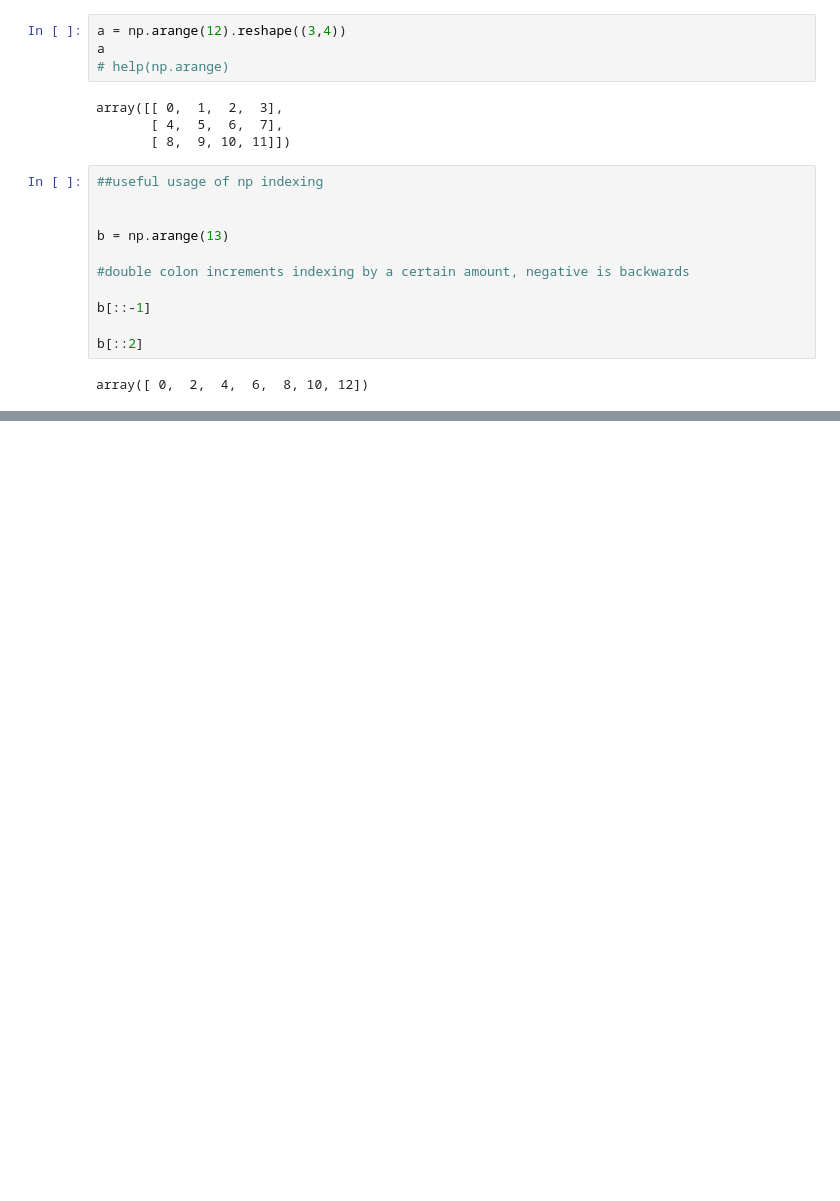
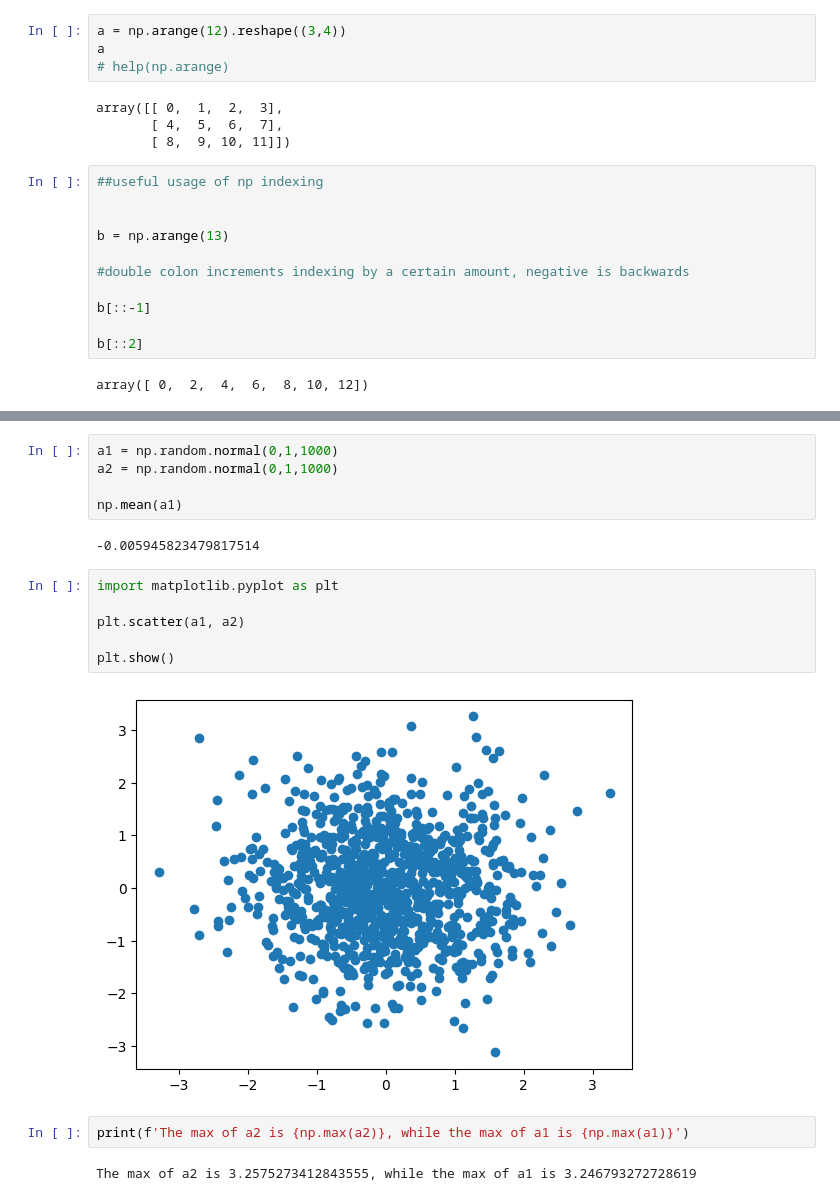
Before and after one commit to branson8815/ML-project, a Jupyter notebook: math_prac.ipynb, the cells around one changed output, grey strips where cells are left out. Drawn from its saved outputs; the diff is of its cells as text; blank space fills up the shorter version.

Commit message:
more stuff, random

```diff
--- a/math_prac.ipynb
+++ b/math_prac.ipynb
@@ -29,0 +64,19 @@ q
+# %%
+a1 = np.random.normal(0,1,1000)
+a2 = np.random.normal(0,1,1000)
+
+np.mean(a1)
+# %% [output]
+-0.005945823479817514
+# %%
+import matplotlib.pyplot as plt
+
+plt.scatter(a1, a2)
+
+plt.show()
+# %% [output]
+[figure, added]
+# %%
+print(f'The max of a2 is {np.max(a2)}, while the max of a1 is {np.max(a1)}')
+# %% [output]
+The max of a2 is 3.2575273412843555, while the max of a1 is 3.246793272728619
```
Also changed, not shown: parts of 4 cells of this notebook.
